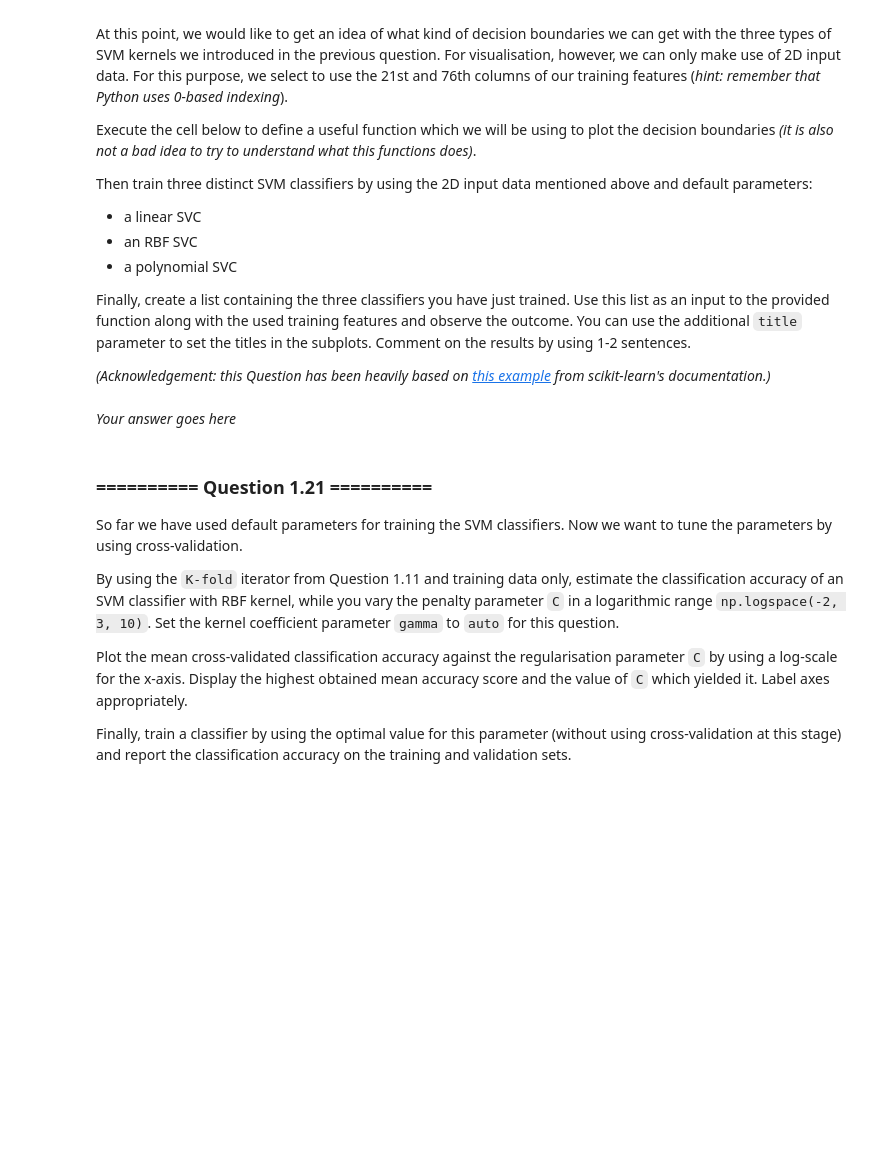
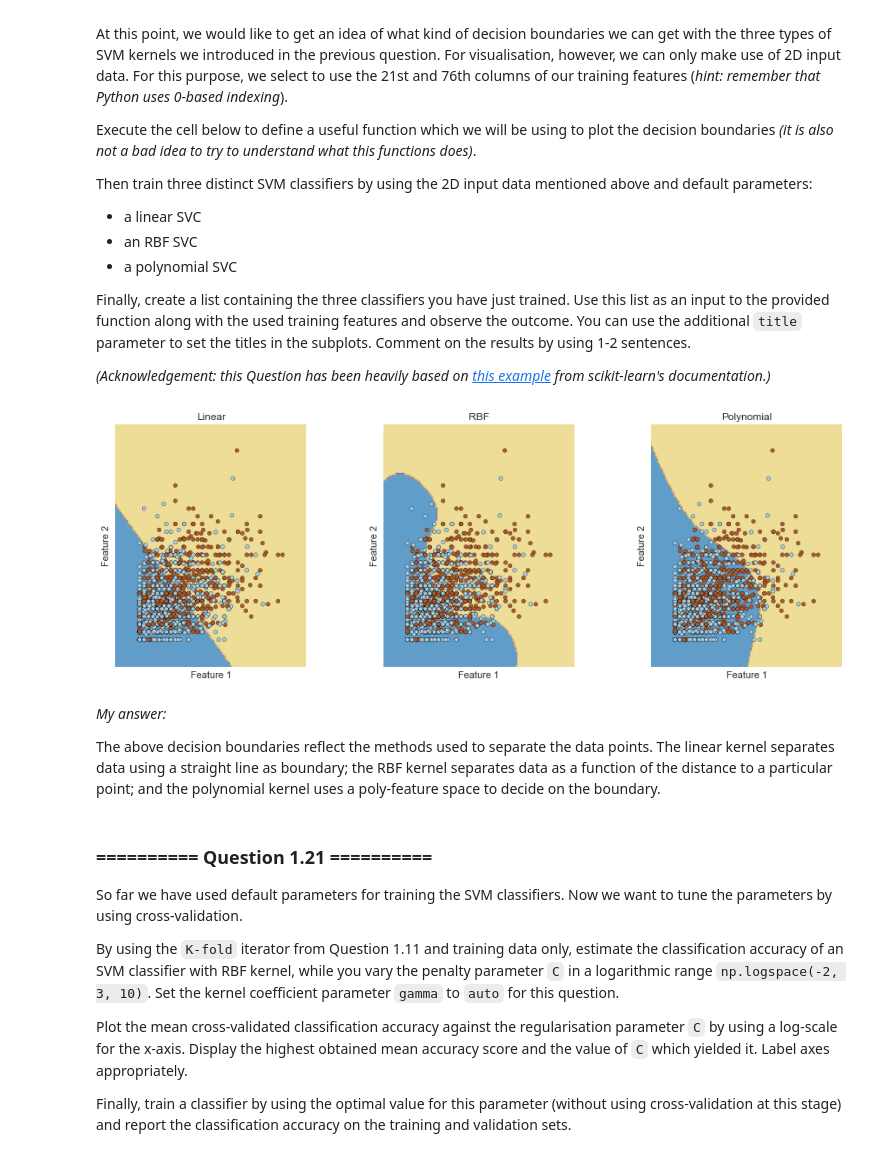
Before and after one commit to Dr-Alan-Turing/IAMachineLearning, a Jupyter notebook: 07_Assignment_3.ipynb, the cells around one changed output. Drawn from its saved outputs; the diff is of its cells as text; code cells hidden in the pictures; blank space fills up the shorter version.

```diff
--- a/07_Assignment_3.ipynb
+++ b/07_Assignment_3.ipynb
@@ -363,9 +363,9 @@ The discrepancy is to be expected. Since we are not pruning the tree (setting th
 By using the random forest model from the previous question order the features by descending importance and display the names of the 50 most important features.
 # %%
 # Retrieve features + their importance
-features = pd.DataFrame(data = np.array([attributes, rf.feature_importances_]).T, columns = ['Feature', 'Importance'])
+features = pd.DataFrame(columns = ['Feature', 'Importance'], data = np.array([attributes, rf.feature_importances_]).T)
 # Sort features according to importance
 features.sort_values(by='Importance', ascending=False, inplace=True)
 # Show top 50 most important features
-features.head(50)
+print(features.head(50)['Feature'].tolist())
 # %% [output]
@@ -394,0 +377,20 @@ By using training data only and default parameter settings, train three support
+# %%
+# Kernel='linear'
+svc_lin = SVC(kernel='linear')
+svc_lin.fit(X_tr_transf, y_tr)
+print('Classification accuracy using {0} kernel on training set: {1}'.format('linear', svc_lin.score(X_tr_transf, y_tr)))
+print('Classification accuracy using {0} kernel on validation set: {1}'.format('linear', svc_lin.score(X_val_transf, y_val)))
+print() # new line
+
+# Kernel='radial basis function'
+svc_rbf = SVC(kernel='rbf')
+svc_rbf.fit(X_tr_transf, y_tr)
+print('Classification accuracy using {0} kernel on training set: {1}'.format('rbf', svc_rbf.score(X_tr_transf, y_tr)))
+print('Classification accuracy using {0} kernel on validation set: {1}'.format('rbf', svc_rbf.score(X_val_transf, y_val)))
+print()
+
+# Kernel='polynomial'
+svc_poly = SVC(kernel='poly')
+svc_poly.fit(X_tr_transf, y_tr)
+print('Classification accuracy using {0} kernel on training set: {1}'.format('polynomial', svc_poly.score(X_tr_transf, y_tr)))
+print('Classification accuracy using {0} kernel on validation set: {1}'.format('polynomial', svc_poly.score(X_val_transf, y_val)))
@@ -452,5 +461,18 @@ def show_svc_decision_boundaries(clfs, X, title=None):
-# %% [markdown]
-*Your answer goes here*
+# %%
+# Train SVC classifiers with columns 21 and 76
+X_tr_transf_20_75 = X_tr_transf[:,[20,75]]
+svc_lin_2 = SVC(kernel='linear').fit(X_tr_transf_20_75, y_tr)
+svc_rbf_2 = SVC(kernel='rbf').fit(X_tr_transf_20_75, y_tr)
+svc_poly_2 = SVC(kernel='poly').fit(X_tr_transf_20_75, y_tr)
+# Plot decision boundaires
+svc_classifiers = [svc_lin_2, svc_rbf_2, svc_poly_2]
+show_svc_decision_boundaries(svc_classifiers, X_tr_transf_20_75, title=['Linear', 'RBF', 'Polynomial'])
+# %% [output]
+[figure, added]
+# %% [markdown]
+*My answer:*
+
+The above decision boundaries reflect the methods used to separate the data points. The linear kernel separates data using a straight line as boundary; the RBF kernel separates data as a function of the distance to a particular point; and the polynomial kernel uses a poly-feature space to decide on the boundary.
 # %% [markdown]
 ### ========== Question 1.21 ==========
 So far we have used default parameters for training the SVM classifiers. Now we want to tune the parameters by using cross-validation.
```
Also changed, not shown: parts of 4 cells of this notebook.
